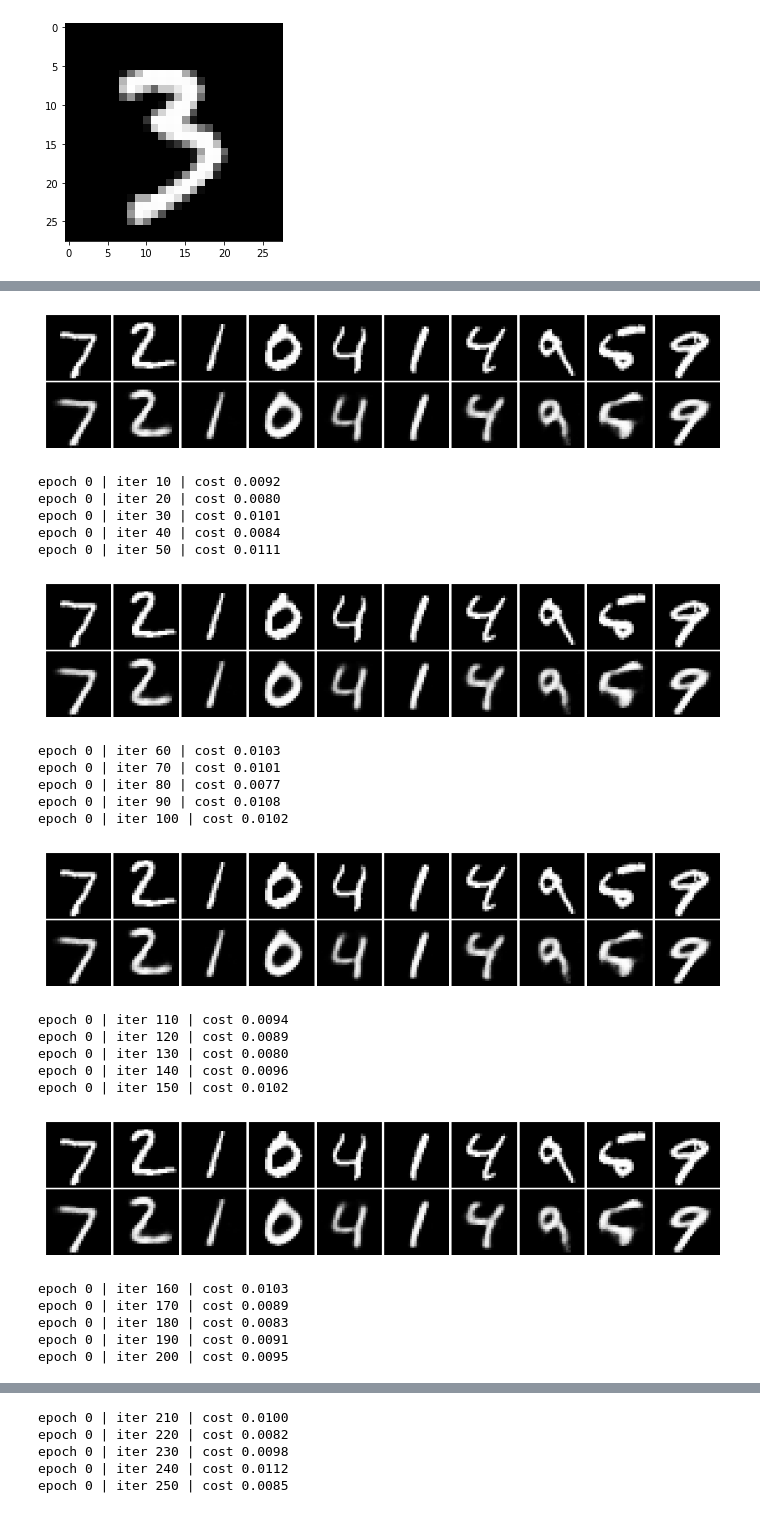
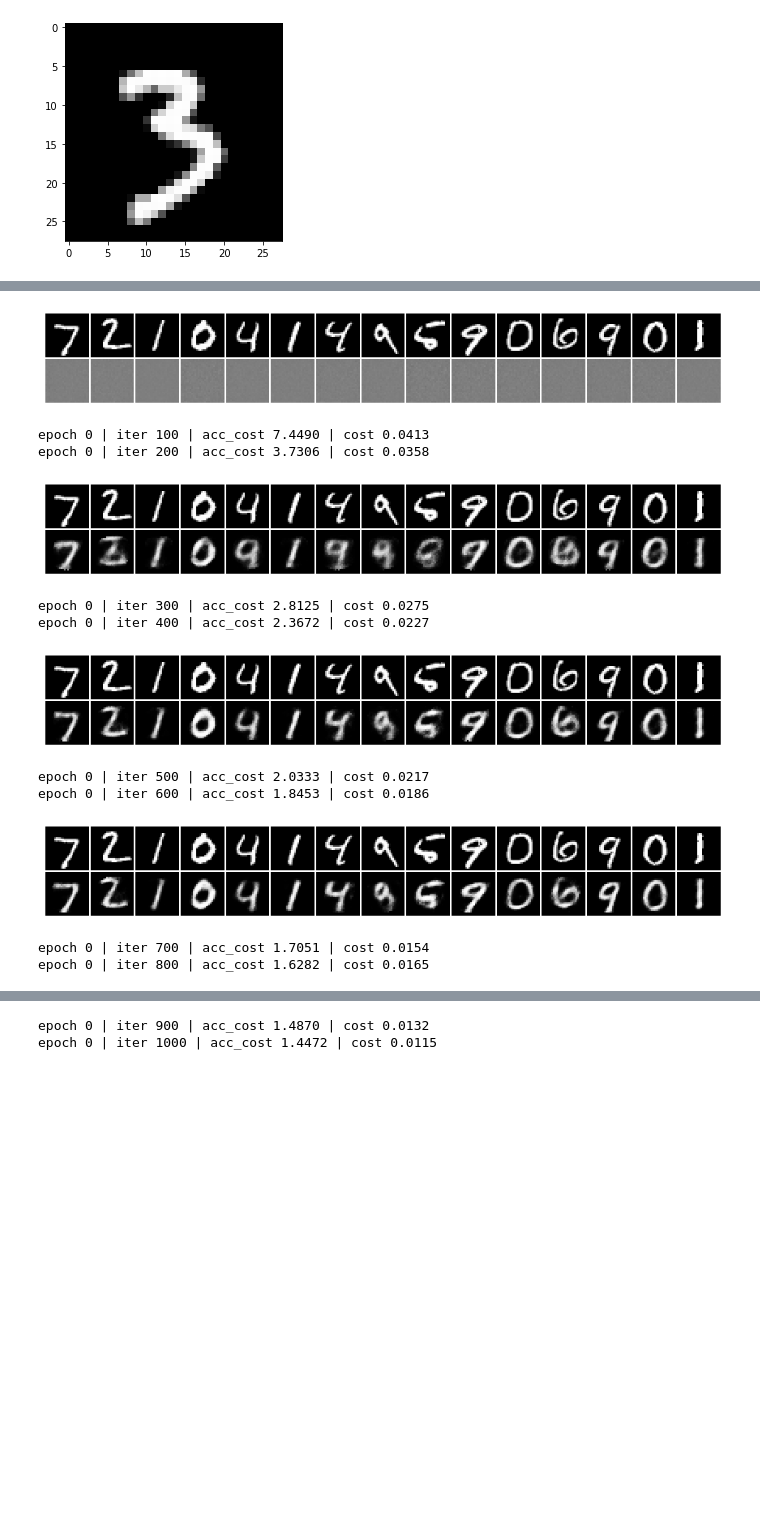
Before and after one commit to amareyah/MaxinAI_Education, a Jupyter notebook: lecture_13_unsupervised_ml_my_imple.ipynb, the cells around one changed output, grey strips where cells are left out. Saved outputs shown, nothing was run; the diff lists cells and outputs as text; code cells hidden in the pictures; blank space fills up the shorter version.

```diff
--- a/lecture_13_unsupervised_ml_my_imple.ipynb
+++ b/lecture_13_unsupervised_ml_my_imple.ipynb
@@ -177,10 +196,9 @@ def show_summary(valid_dl: DataLoader, model: nn.Module):
     plt.show()
 # %%
 def show_summary_1(valid_dl:DataLoader, model: nn.Module):
-    ELEM_NUM = 10
+    ELEM_NUM = 15
 
     device = model.parameters().__next__().device
-
     ae.eval()
 
     actuals, reconst = [], []
@@ -188,7 +206,7 @@ def show_summary_1(valid_dl:DataLoader, model: nn.Module):
     with torch.no_grad():
         for i, (x, y) in enumerate(valid_dl.dataset):
             actuals.append(x)
-            reconst.append(ae(x.to(device).cpu()))
+            reconst.append(ae(x.to(device)).detach().cpu())
             if i == ELEM_NUM-1: break
 
     ae.train()
@@ -224,10 +242,11 @@ def seed_everything(seed=0):
     torch.backends.cudnn.deterministic = True
 # %%
 seed_everything()
+# %%
+device = torch.device('cuda')
+ae = ae.to(device)
 # %%
 def init_params(m:nn.Module):
-    for p in m.parameters():
-        if p.dim==2:
-            nn.init.uniform_(p)
-        if p.dim==1:
-            nn.init.zeros_(p)
+    if type(m) == nn.Linear:
+      nn.init.orthogonal_(m.weight.data)
+      nn.init.zeros_(m.bias.data)
@@ -256,21 +253,28 @@ AutoEncoder(
+# %%
+mse_loss = nn.MSELoss()
+optim = torch.optim.Adam(ae.parameters(), lr = 0.001)
 # %%
-total_epochs = 1
-mse_loss = nn.MSELoss()
-optim = torch.optim.Adam(ae.parameters(), lr = 0.0001)
+ae.apply(init_params)
+total_epochs = 5
 
-LOG_INTERVAL = 10
-SUMMARY_INTERVAL = 50
+LOG_INTERVAL = 100
+SUMMARY_INTERVAL = 200
+
+acc_cost = 0
 
 for epoch in range(0,total_epochs):
     for i, (x, y) in enumerate(train_dl):
         optim.zero_grad()
-        target = ae(x.to(device)).unsqueeze(1)
+        x = x.to(device)
+        target = ae(x).unsqueeze(1)
         cost = mse_loss(x, target)
+        acc_cost += cost.item()
         cost.backward()
         optim.step()
 
         if (i%LOG_INTERVAL) == 0:
-            print(f"epoch {epoch} | iter {i} | cost {cost:.4f}")
+            print(f"epoch {epoch} | iter {i} | acc_cost {acc_cost:.4f} | cost {cost:.4f}")
+            acc_cost = 0
 
         if (i%SUMMARY_INTERVAL)==0:
             show_summary_1(valid_dl,ae)
@@ -279,24 +283,12 @@ epoch 0 | iter 0 | cost 0.0097
-[figure, old version]
+[figure, new version]
-epoch 0 | iter 10 | cost 0.0092
-epoch 0 | iter 20 | cost 0.0080
-epoch 0 | iter 30 | cost 0.0101
-epoch 0 | iter 40 | cost 0.0084
-epoch 0 | iter 50 | cost 0.0111
+epoch 0 | iter 100 | acc_cost 7.4490 | cost 0.0413
+epoch 0 | iter 200 | acc_cost 3.7306 | cost 0.0358
-[figure, old version]
+[figure, new version]
-epoch 0 | iter 60 | cost 0.0103
-epoch 0 | iter 70 | cost 0.0101
-epoch 0 | iter 80 | cost 0.0077
-epoch 0 | iter 90 | cost 0.0108
-epoch 0 | iter 100 | cost 0.0102
+epoch 0 | iter 300 | acc_cost 2.8125 | cost 0.0275
+epoch 0 | iter 400 | acc_cost 2.3672 | cost 0.0227
-[figure, old version]
+[figure, new version]
-epoch 0 | iter 110 | cost 0.0094
-epoch 0 | iter 120 | cost 0.0089
-epoch 0 | iter 130 | cost 0.0080
-epoch 0 | iter 140 | cost 0.0096
-epoch 0 | iter 150 | cost 0.0102
+epoch 0 | iter 500 | acc_cost 2.0333 | cost 0.0217
+epoch 0 | iter 600 | acc_cost 1.8453 | cost 0.0186
-[figure, old version]
+[figure, new version]
-epoch 0 | iter 160 | cost 0.0103
-epoch 0 | iter 170 | cost 0.0089
-epoch 0 | iter 180 | cost 0.0083
-epoch 0 | iter 190 | cost 0.0091
-epoch 0 | iter 200 | cost 0.0095
+epoch 0 | iter 700 | acc_cost 1.7051 | cost 0.0154
+epoch 0 | iter 800 | acc_cost 1.6282 | cost 0.0165
@@ -304,5 +296,2 @@ epoch 0 | iter 200 | cost 0.0095
-epoch 0 | iter 210 | cost 0.0100
-epoch 0 | iter 220 | cost 0.0082
-epoch 0 | iter 230 | cost 0.0098
-epoch 0 | iter 240 | cost 0.0112
-epoch 0 | iter 250 | cost 0.0085
+epoch 0 | iter 900 | acc_cost 1.4870 | cost 0.0132
+epoch 0 | iter 1000 | acc_cost 1.4472 | cost 0.0115
```
Also changed, not shown: parts of 10 cells of this notebook.
